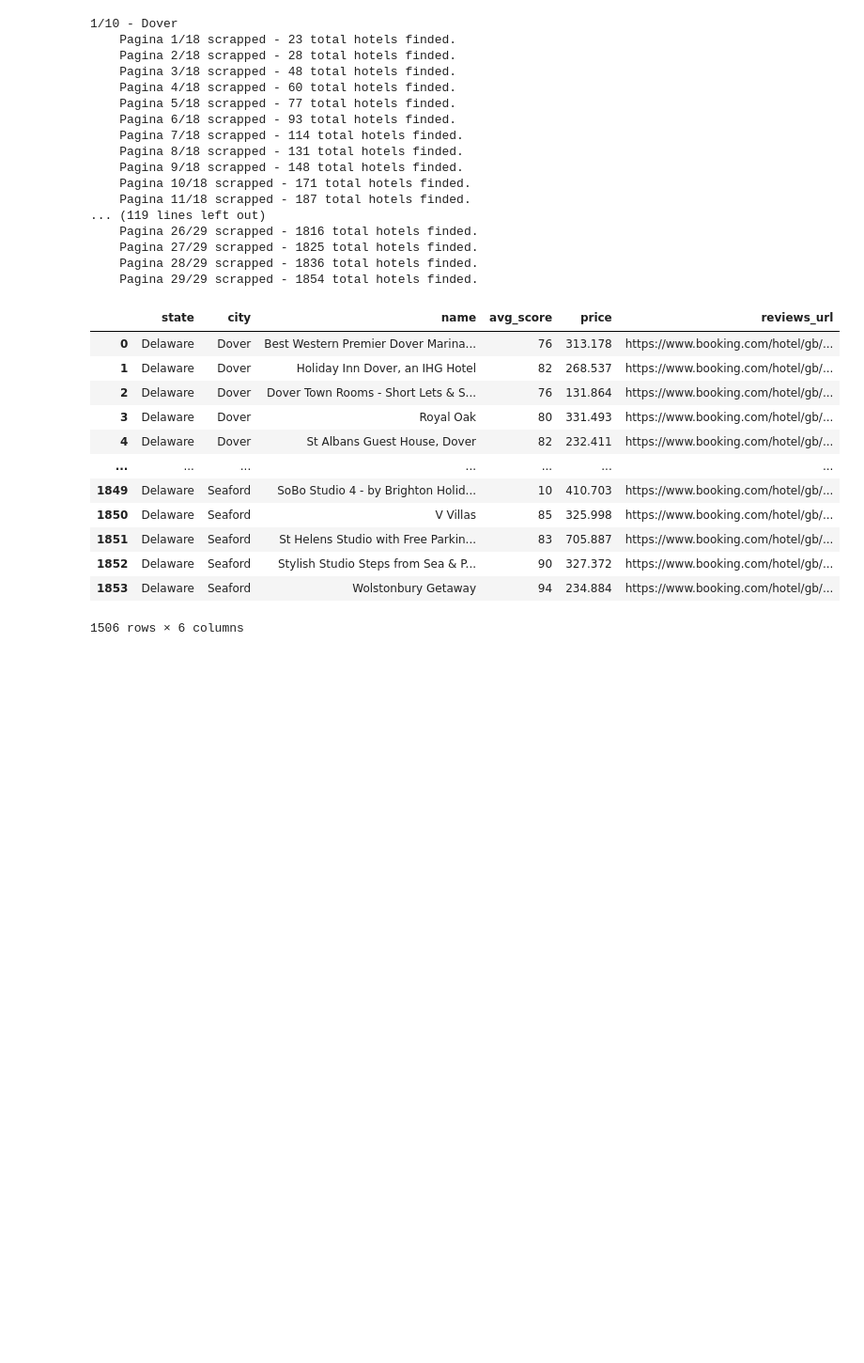
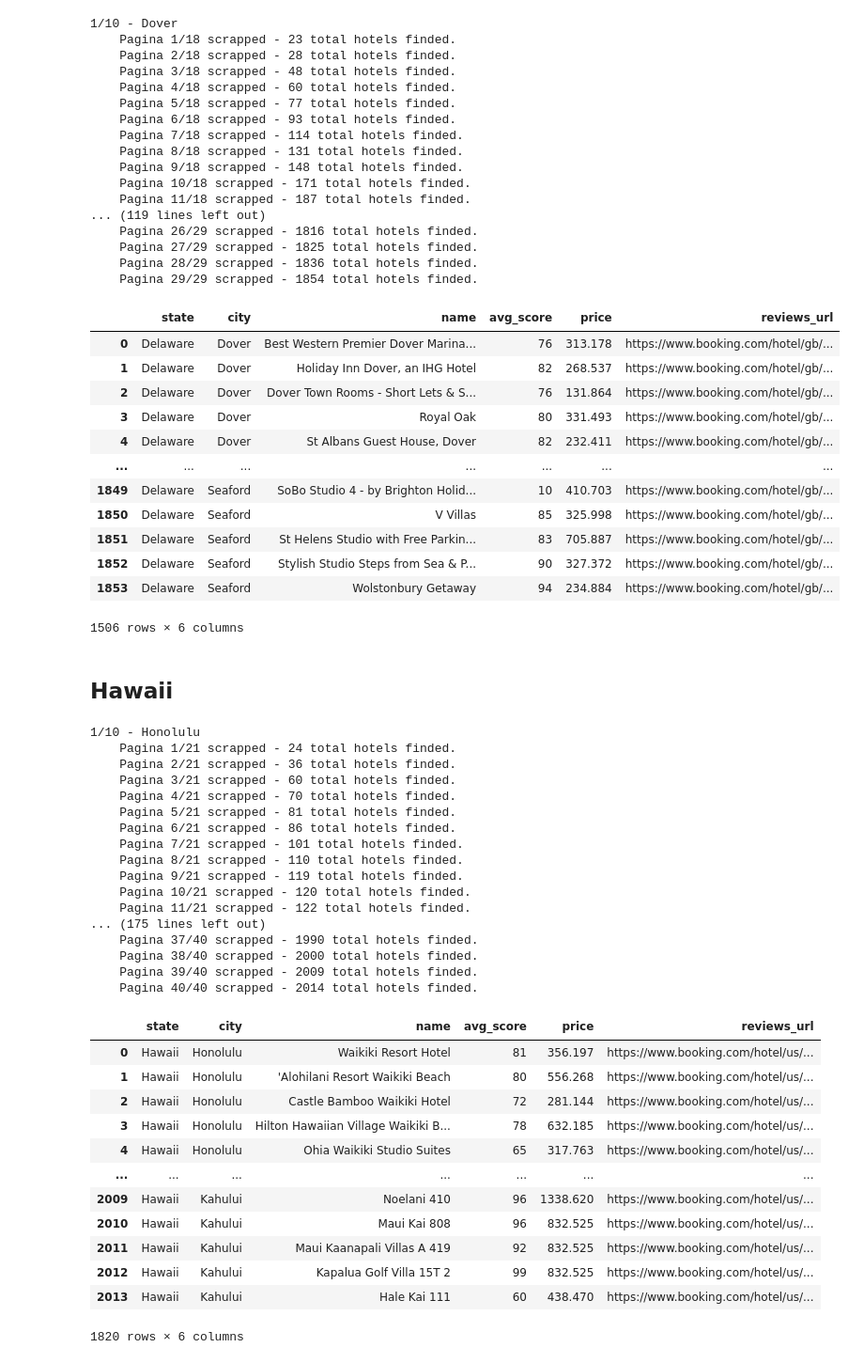
Before and after one commit to LeonardoCostaH/PF_DS_YELP, a Jupyter notebook: scrapping/02_hotels.ipynb, the cells around one changed output. Shown at 94% size. Drawn from its saved outputs; the diff is of its cells as text; code cells hidden in the pictures; blank space fills up the shorter version.

```diff
--- a/scrapping/02_hotels.ipynb
+++ b/scrapping/02_hotels.ipynb
@@ -1648,3 +1648,39 @@ delaware_hotels
 | 1852 | Delaware | Seaford | Stylish Studio Steps from Sea & P... | 90 | 327.372 | https://www.booking.com/hotel/gb/... |
 | 1853 | Delaware | Seaford | Wolstonbury Getaway | 94 | 234.884 | https://www.booking.com/hotel/gb/... |
 1506 rows × 6 columns
+# %% [markdown]
+## Hawaii
+# %%
+hawaii_hotels = scrape("HI")
+hawaii_hotels
+# %% [output]
+1/10 - Honolulu
+    Pagina 1/21 scrapped - 24 total hotels finded.
+    Pagina 2/21 scrapped - 36 total hotels finded.
+    Pagina 3/21 scrapped - 60 total hotels finded.
+    Pagina 4/21 scrapped - 70 total hotels finded.
+    Pagina 5/21 scrapped - 81 total hotels finded.
+    Pagina 6/21 scrapped - 86 total hotels finded.
+    Pagina 7/21 scrapped - 101 total hotels finded.
+    Pagina 8/21 scrapped - 110 total hotels finded.
+    Pagina 9/21 scrapped - 119 total hotels finded.
+    Pagina 10/21 scrapped - 120 total hotels finded.
+    Pagina 11/21 scrapped - 122 total hotels finded.
+... (175 lines left out)
+    Pagina 37/40 scrapped - 1990 total hotels finded.
+    Pagina 38/40 scrapped - 2000 total hotels finded.
+    Pagina 39/40 scrapped - 2009 total hotels finded.
+    Pagina 40/40 scrapped - 2014 total hotels finded.
+|  | state | city | name | avg_score | price | reviews_url |
+| 0 | Hawaii | Honolulu | Waikiki Resort Hotel | 81 | 356.197 | https://www.booking.com/hotel/us/... |
+| 1 | Hawaii | Honolulu | 'Alohilani Resort Waikiki Beach | 80 | 556.268 | https://www.booking.com/hotel/us/... |
+| 2 | Hawaii | Honolulu | Castle Bamboo Waikiki Hotel | 72 | 281.144 | https://www.booking.com/hotel/us/... |
+| 3 | Hawaii | Honolulu | Hilton Hawaiian Village Waikiki B... | 78 | 632.185 | https://www.booking.com/hotel/us/... |
+| 4 | Hawaii | Honolulu | Ohia Waikiki Studio Suites | 65 | 317.763 | https://www.booking.com/hotel/us/... |
+| ... | ... | ... | ... | ... | ... | ... |
+| 2009 | Hawaii | Kahului | Noelani 410 | 96 | 1338.620 | https://www.booking.com/hotel/us/... |
+| 2010 | Hawaii | Kahului | Maui Kai 808 | 96 | 832.525 | https://www.booking.com/hotel/us/... |
+| 2011 | Hawaii | Kahului | Maui Kaanapali Villas A 419 | 92 | 832.525 | https://www.booking.com/hotel/us/... |
+| 2012 | Hawaii | Kahului | Kapalua Golf Villa 15T 2 | 99 | 832.525 | https://www.booking.com/hotel/us/... |
+| 2013 | Hawaii | Kahului | Hale Kai 111 | 60 | 438.470 | https://www.booking.com/hotel/us/... |
+1820 rows × 6 columns
```
Also changed, not shown: parts of 2 cells of this notebook, 2 other files.
